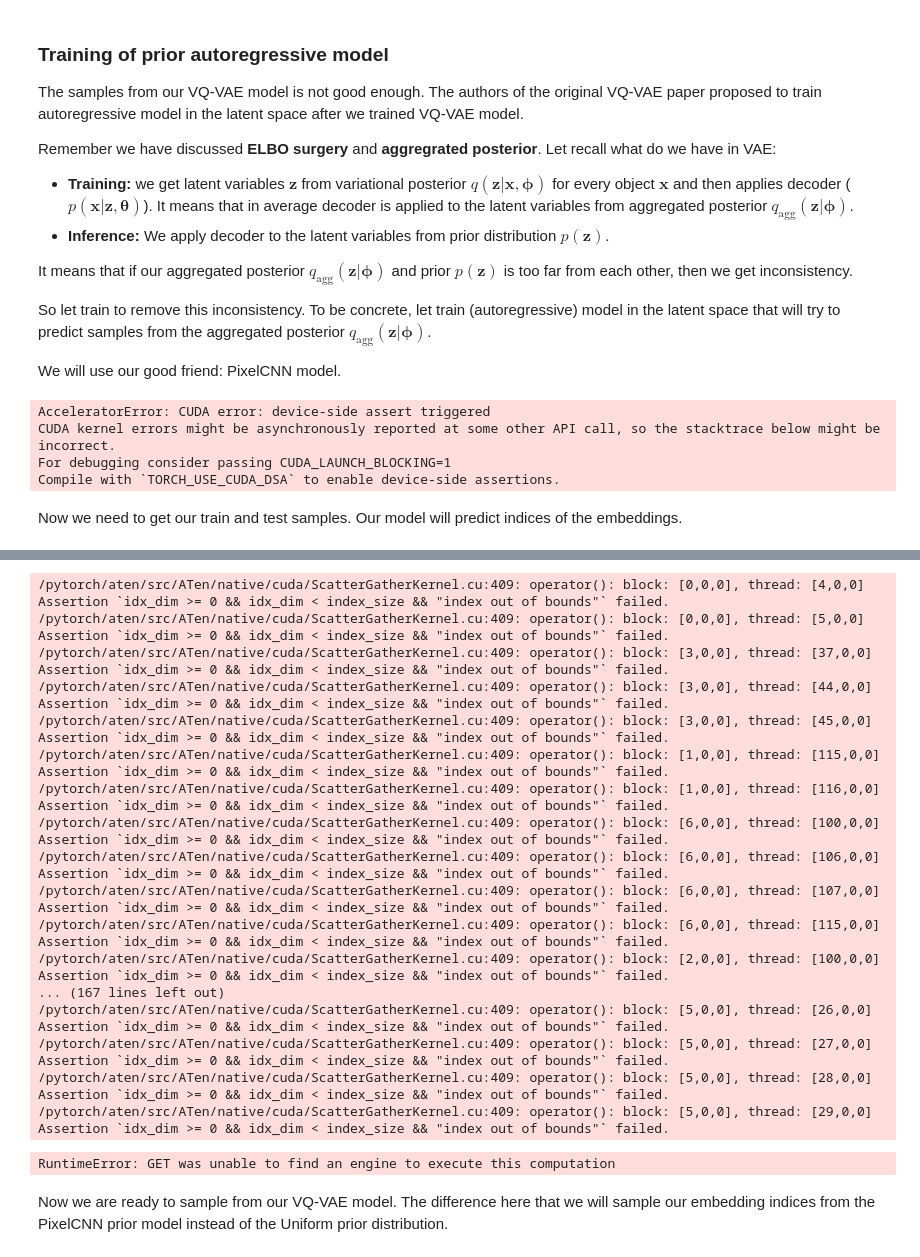
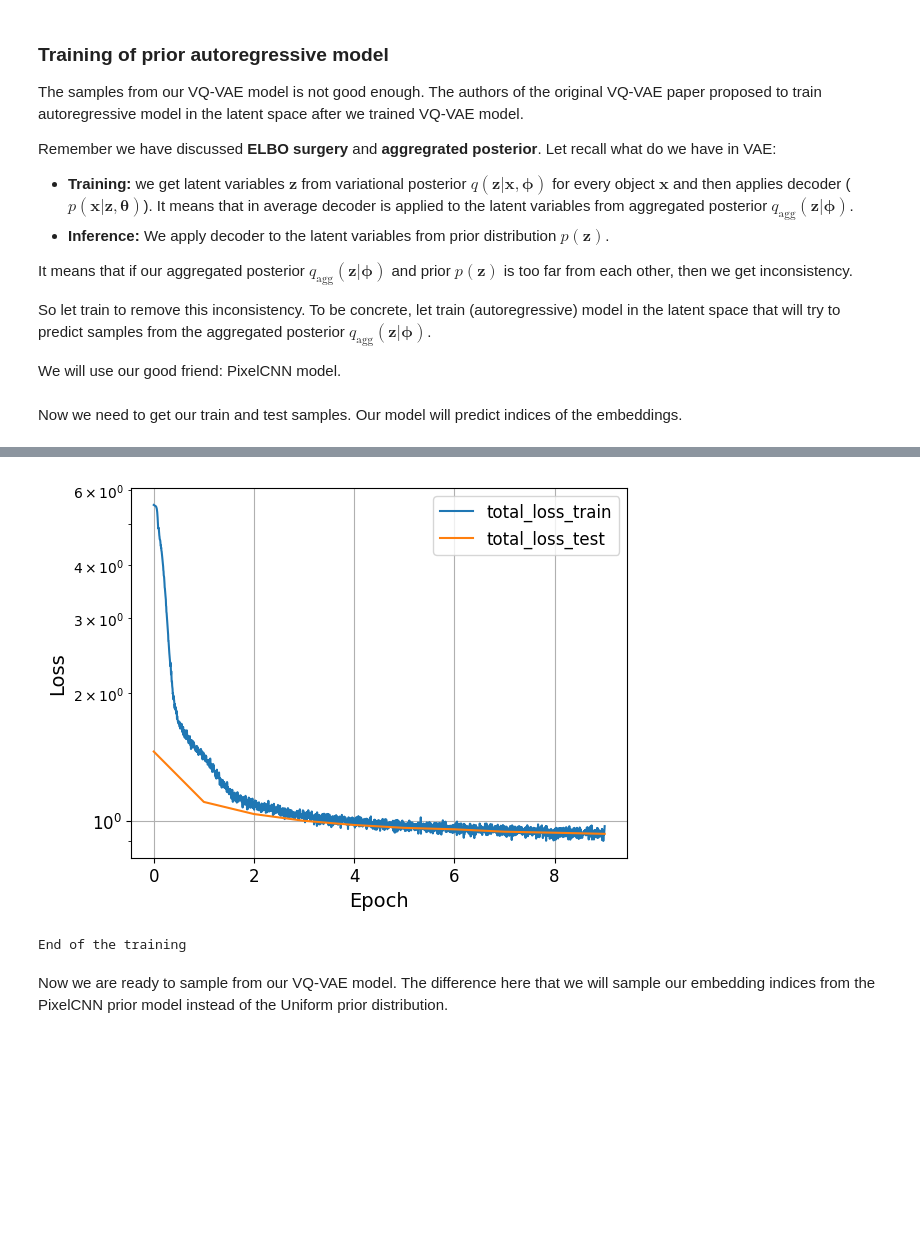
Before and after one commit to sacr1f1ce/2025-DGM-MIPT-YSDA-course, a Jupyter notebook: homeworks/hw3.ipynb, the cells around one changed output, grey strips where cells are left out. Cells and saved outputs as stored; diff of their text form; code cells hidden in the pictures; blank space fills up the shorter version.

```diff
--- a/homeworks/hw3.ipynb
+++ b/homeworks/hw3.ipynb
@@ -166,8 +166,8 @@ import torch.nn as nn
 import torch.nn.functional as F
 import torch.utils.data as data
 
-if torch.cuda.is_available():
-    DEVICE = "cuda:4"
+if False and torch.cuda.is_available():
+    DEVICE = "cuda:2"
     print('GPU found :)')
 else:
     DEVICE = "cpu"
@@ -572,7 +567,7 @@ class MaskedConv2d(nn.Conv2d):
     def forward(self, x: torch.Tensor) -> torch.Tensor:
         # ====
         # your code
-        return F.conv2d(x, self.weight * self.mask, self.bias, padding=self.padding)
+        return F.conv2d(x, self.weight * self.mask, self.bias, self.stride, self.padding, self.dilation, self.groups)
         # ====
 
     def create_mask(self, mask_type: str) -> None:
@@ -632,7 +627,7 @@ class PixelCNN(BaseModel):
     def forward(self, x: torch.Tensor) -> torch.Tensor:
         # read the forward method carefully
         flattened = x.view((-1, 1))
-        encodings = torch.zeros(flattened.shape[0], self.num_embeddings).to(DEVICE)
+        encodings = torch.zeros(flattened.shape[0], self.num_embeddings, device=x.device)
         encodings.scatter_(1, flattened, 1)
         encodings = encodings.view((-1, *self.input_shape, self.num_embeddings))
         encodings = encodings.permute((0, 3, 1, 2))
@@ -643,17 +638,19 @@ class PixelCNN(BaseModel):
     def loss(self, x: torch.Tensor) -> dict:
         # ====
         # your code
-        total_loss = F.cross_entropy(self(x), x.long())
+        logits = self(x)
+        target = x.squeeze(1)
+        total_loss = F.cross_entropy(logits.squeeze(2), target.long())
         # ====
         return {"total_loss": total_loss}
 
     def sample(self, n: int) -> np.ndarray:
         # read carefully the sampling process
-        samples = torch.zeros(n, 1, *self.input_shape, dtype=torch.int64).to(DEVICE)
+        samples = torch.zeros(n, 1, *self.input_shape, dtype=torch.int64)
         with torch.no_grad():
             for r in range(self.input_shape[0]):
                 for c in range(self.input_shape[1]):
-                    logits = self(samples)[:, :, :, r, c]
+                    logits = self(samples.to(DEVICE))[:, :, :, r, c]
                     probs = F.softmax(logits, dim=1).squeeze(-1)
                     samples[:, 0, r, c] = torch.multinomial(
                         probs, num_samples=1
@@ -674,11 +671,6 @@ def test_pixelcnn():
 
 
 test_pixelcnn()
-# %% [output]
-AcceleratorError: CUDA error: device-side assert triggered
-CUDA kernel errors might be asynchronously reported at some other API call, so the stacktrace below might be incorrect.
-For debugging consider passing CUDA_LAUNCH_BLOCKING=1
-Compile with `TORCH_USE_CUDA_DSA` to enable device-side assertions.
 # %% [markdown]
 Now we need to get our train and test samples. Our model will predict indices of the embeddings.
 # %%
@@ -698,14 +690,14 @@ assert test_indices.shape == (10000, 1, *INPUT_SHAPE), test_indices.shape
 # your code
 # choose these parameters by your own
 EPOCHS = 10
-BATCH_SIZE = 128
+BATCH_SIZE = 256
 LR = 5e-4
 N_LAYERS = 5
 N_FILTERS = 32
 # ====
 
 prior_model = PixelCNN(
-    input_shape=INPUT_SHAPE, n_filters=N_FILTERS, kernel_size=5, n_layers=N_LAYERS
+    num_embeddings=256,input_shape=INPUT_SHAPE, n_filters=N_FILTERS, kernel_size=5, n_layers=N_LAYERS
 )
 
 train_loader = data.DataLoader(train_indices, batch_size=BATCH_SIZE, shuffle=True)
@@ -732,21 +724,5 @@ Start of the training
+[figure, added]
-/pytorch/aten/src/ATen/native/cuda/ScatterGatherKernel.cu:409: operator(): block: [0,0,0], thread: [4,0,0] Assertion `idx_dim >= 0 && idx_dim < index_size && "index out of bounds"` failed.
-/pytorch/aten/src/ATen/native/cuda/ScatterGatherKernel.cu:409: operator(): block: [0,0,0], thread: [5,0,0] Assertion `idx_dim >= 0 && idx_dim < index_size && "index out of bounds"` failed.
-/pytorch/aten/src/ATen/native/cuda/ScatterGatherKernel.cu:409: operator(): block: [3,0,0], thread: [37,0,0] Assertion `idx_dim >= 0 && idx_dim < index_size && "index out of bounds"` failed.
-/pytorch/aten/src/ATen/native/cuda/ScatterGatherKernel.cu:409: operator(): block: [3,0,0], thread: [44,0,0] Assertion `idx_dim >= 0 && idx_dim < index_size && "index out of bounds"` failed.
-/pytorch/aten/src/ATen/native/cuda/ScatterGatherKernel.cu:409: operator(): block: [3,0,0], thread: [45,0,0] Assertion `idx_dim >= 0 && idx_dim < index_size && "index out of bounds"` failed.
-/pytorch/aten/src/ATen/native/cuda/ScatterGatherKernel.cu:409: operator(): block: [1,0,0], thread: [115,0,0] Assertion `idx_dim >= 0 && idx_dim < index_size && "index out of bounds"` failed.
-/pytorch/aten/src/ATen/native/cuda/ScatterGatherKernel.cu:409: operator(): block: [1,0,0], thread: [116,0,0] Assertion `idx_dim >= 0 && idx_dim < index_size && "index out of bounds"` failed.
-/pytorch/aten/src/ATen/native/cuda/ScatterGatherKernel.cu:409: operator(): block: [6,0,0], thread: [100,0,0] Assertion `idx_dim >= 0 && idx_dim < index_size && "index out of bounds"` failed.
-/pytorch/aten/src/ATen/native/cuda/ScatterGatherKernel.cu:409: operator(): block: [6,0,0], thread: [106,0,0] Assertion `idx_dim >= 0 && idx_dim < index_size && "index out of bounds"` failed.
-/pytorch/aten/src/ATen/native/cuda/ScatterGatherKernel.cu:409: operator(): block: [6,0,0], thread: [107,0,0] Assertion `idx_dim >= 0 && idx_dim < index_size && "index out of bounds"` failed.
-/pytorch/aten/src/ATen/native/cuda/ScatterGatherKernel.cu:409: operator(): block: [6,0,0], thread: [115,0,0] Assertion `idx_dim >= 0 && idx_dim < index_size && "index out of bounds"` failed.
-/pytorch/aten/src/ATen/native/cuda/ScatterGatherKernel.cu:409: operator(): block: [2,0,0], thread: [100,0,0] Assertion `idx_dim >= 0 && idx_dim < index_size && "index out of bounds"` failed.
-... (167 lines left out)
-/pytorch/aten/src/ATen/native/cuda/ScatterGatherKernel.cu:409: operator(): block: [5,0,0], thread: [26,0,0] Assertion `idx_dim >= 0 && idx_dim < index_size && "index out of bounds"` failed.
-/pytorch/aten/src/ATen/native/cuda/ScatterGatherKernel.cu:409: operator(): block: [5,0,0], thread: [27,0,0] Assertion `idx_dim >= 0 && idx_dim < index_size && "index out of bounds"` failed.
-/pytorch/aten/src/ATen/native/cuda/ScatterGatherKernel.cu:409: operator(): block: [5,0,0], thread: [28,0,0] Assertion `idx_dim >= 0 && idx_dim < index_size && "index out of bounds"` failed.
-/pytorch/aten/src/ATen/native/cuda/ScatterGatherKernel.cu:409: operator(): block: [5,0,0], thread: [29,0,0] Assertion `idx_dim >= 0 && idx_dim < index_size && "index out of bounds"` failed.
+End of the training
-RuntimeError: GET was unable to find an engine to execute this computation
 # %% [markdown]
 Now we are ready to sample from our VQ-VAE model. The difference here that we will sample our embedding indices from the PixelCNN prior model instead of the Uniform prior distribution.
 # %%
```
Also changed, not shown: parts of 8 cells of this notebook.
